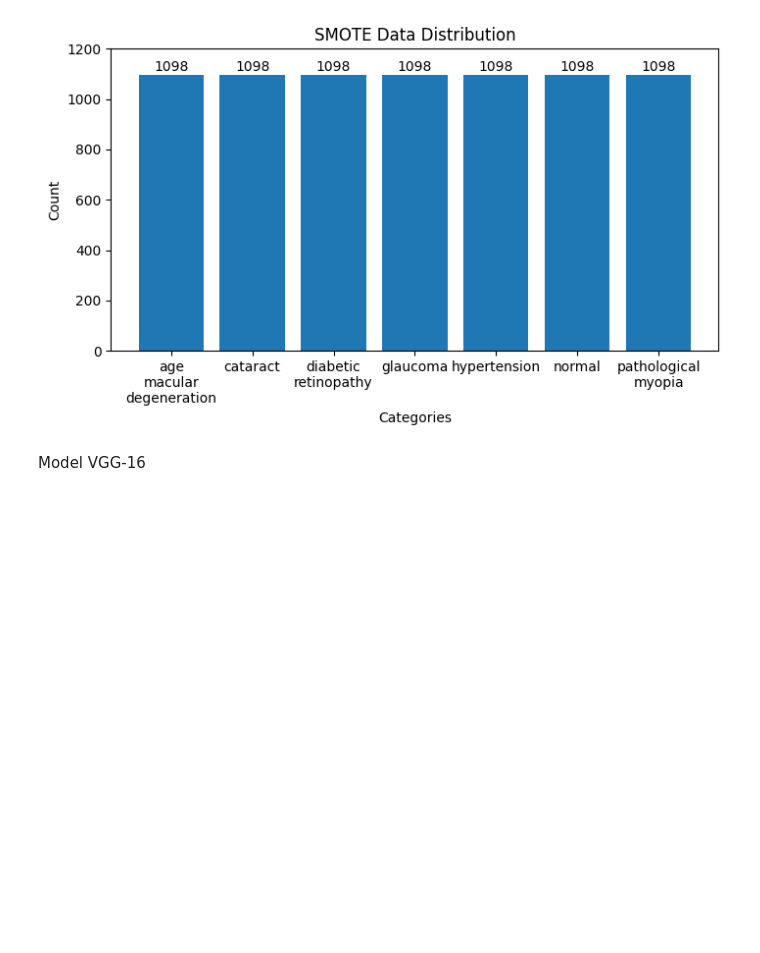
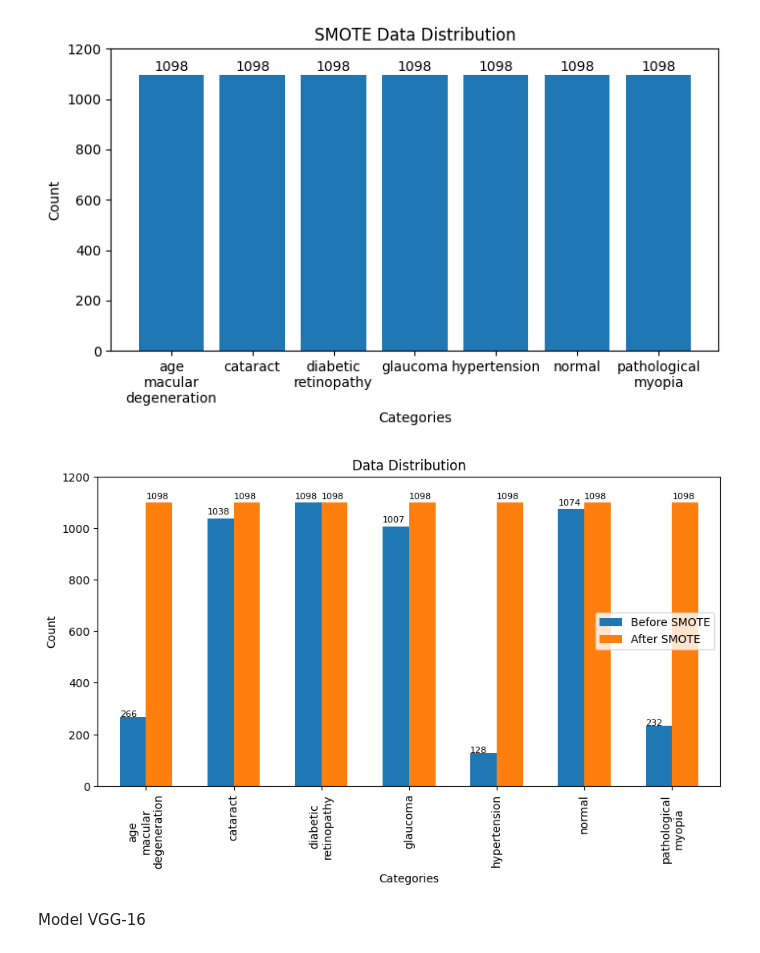
Before and after one commit to dave-andrew/Ocular-Disease-Recognition, a Jupyter notebook: codes/vgg_16.ipynb, the cells around one changed output. Cells and saved outputs as stored; diff of their text form; code cells hidden in the pictures; blank space fills up the shorter version.

```diff
--- a/codes/vgg_16.ipynb
+++ b/codes/vgg_16.ipynb
@@ -151,6 +157,29 @@ y_axis = [len(y_resampled[y_resampled == i]) for i in range(len(categories))]
 show_bar_chart(x_axis, y_axis, 'SMOTE Data Distribution', 'Categories', 'Count')
 # %% [output]
 [figure]
+# %%
+import pandas as pd
+import matplotlib.pyplot as plt
+
+df = pd.DataFrame({
+    'Dates':[categories.replace('_', '\n') for categories in categories],
+    'Before SMOTE': [len(y[y == i]) for i in range(len(categories))],
+    'After SMOTE': [len(y_resampled[y_resampled == i]) for i in range(len(categories))]
+})
+
+# plt.figure(figsize=(20, 4))
+ax = df.plot(x="Dates", y=["Before SMOTE", "After SMOTE"], kind="bar", width=0.6, figsize=(10, 5), ylim=(0, 1200))
+y_offset = 1
+for p in ax.patches:
+    ax.annotate(str(p.get_height()), (p.get_x(), p.get_height() * 1.015), fontsize=8)
+
+# Show
+plt.title('Data Distribution')
+plt.xlabel('Categories')
+plt.ylabel('Count')
+plt.show()
+# %% [output]
+[figure, added]
 # %% [markdown]
 Model VGG-16
 # %%
```
Also changed, not shown: parts of 3 cells of this notebook, 1 other file.
